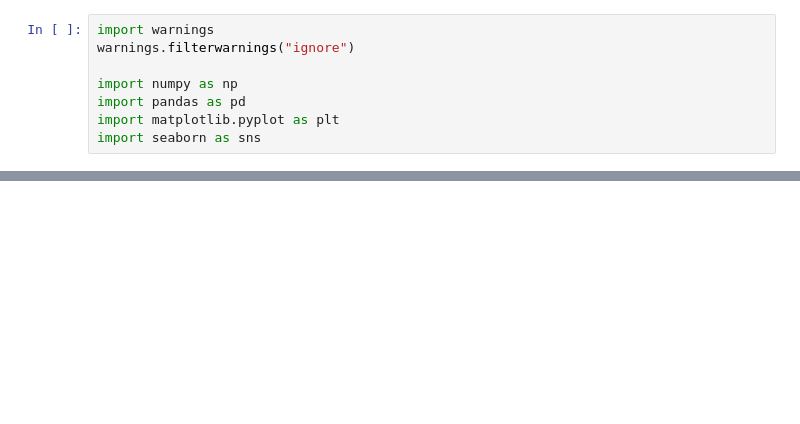
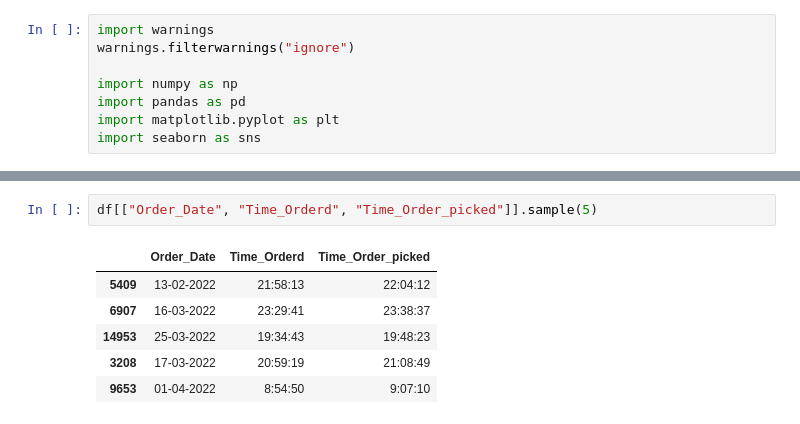
Before and after one commit to anshul-94/Food-Delivery-Time-Prediction, a Jupyter notebook: Food-Delivery-Time-Prediction/notebook/EDA_01_Data_Understanding.ipynb, the cells around one changed output, grey strips where cells are left out. Drawn from its saved outputs; the diff is of its cells as text; blank space fills up the shorter version.

```diff
--- a/Food-Delivery-Time-Prediction/notebook/EDA_01_Data_Understanding.ipynb
+++ b/Food-Delivery-Time-Prediction/notebook/EDA_01_Data_Understanding.ipynb
@@ -70,0 +181,9 @@ df.describe(include="object")
+# %%
+df[["Order_Date", "Time_Orderd", "Time_Order_picked"]].sample(5)
+# %% [output]
+|  | Order_Date | Time_Orderd | Time_Order_picked |
+| 5409 | 13-02-2022 | 21:58:13 | 22:04:12 |
+| 6907 | 16-03-2022 | 23:29:41 | 23:38:37 |
+| 14953 | 25-03-2022 | 19:34:43 | 19:48:23 |
+| 3208 | 17-03-2022 | 20:59:19 | 21:08:49 |
+| 9653 | 01-04-2022 | 8:54:50 | 9:07:10 |
```
Also changed, not shown: parts of 40 cells of this notebook, 1 other file.
